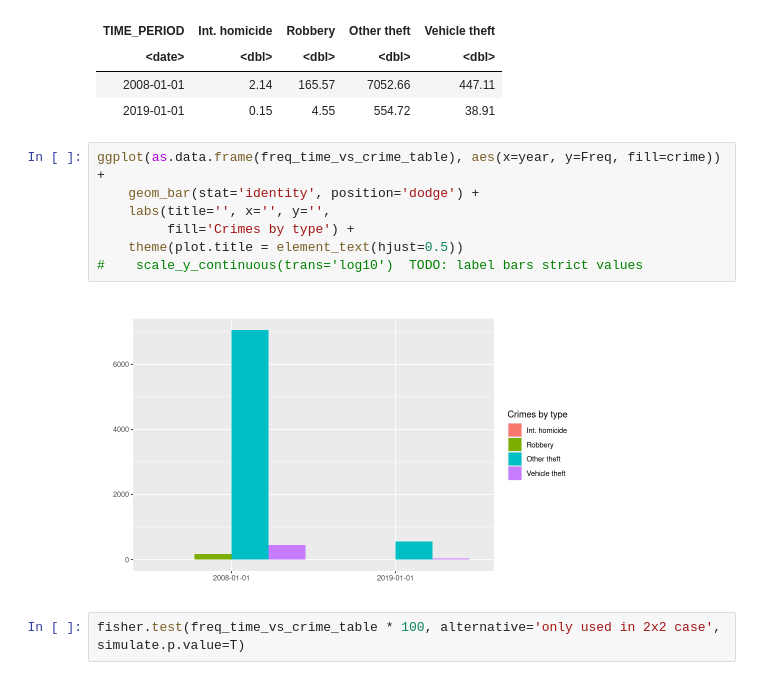
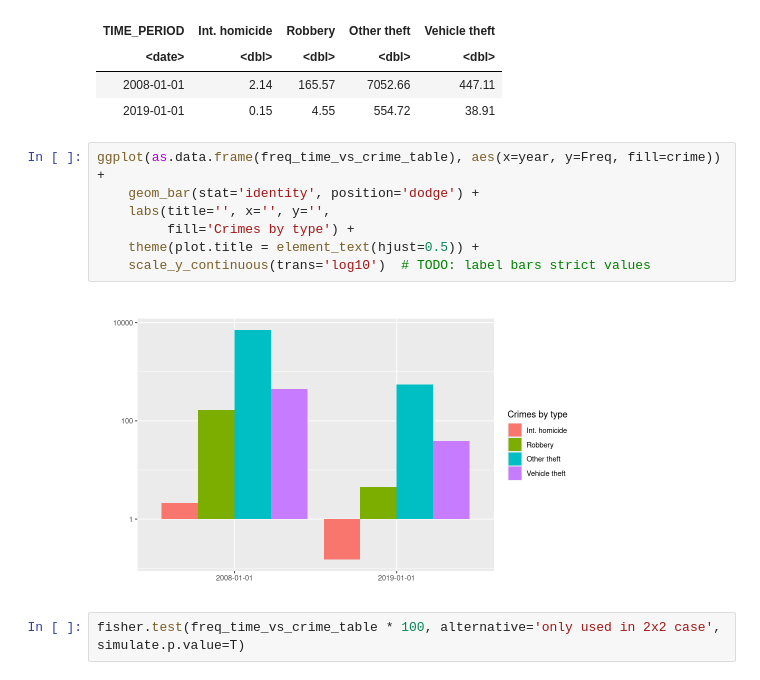
Before and after one commit to nickobard/eurostat-datasets-analysis, a Jupyter notebook: sem-1/semestral-work.ipynb, the cells around one changed output. Cells and saved outputs as stored; diff of their text form.

```diff
--- a/sem-1/semestral-work.ipynb
+++ b/sem-1/semestral-work.ipynb
@@ -180,12 +170,12 @@ A tibble: 2 × 5
 # %%
 ggplot(as.data.frame(freq_time_vs_crime_table), aes(x=year, y=Freq, fill=crime)) +
     geom_bar(stat='identity', position='dodge') +
     labs(title='', x='', y='',
          fill='Crimes by type') +
-    theme(plot.title = element_text(hjust=0.5))
-#    scale_y_continuous(trans='log10')  TODO: label bars strict values
+    theme(plot.title = element_text(hjust=0.5)) +
+    scale_y_continuous(trans='log10')  # TODO: label bars strict values
 # %% [output]
-[figure, old version]
+[figure, new version]
 # %%
 fisher.test(freq_time_vs_crime_table * 100, alternative='only used in 2x2 case', simulate.p.value=T)
 # %% [output]
```
Also changed, not shown: parts of 7 cells of this notebook.
